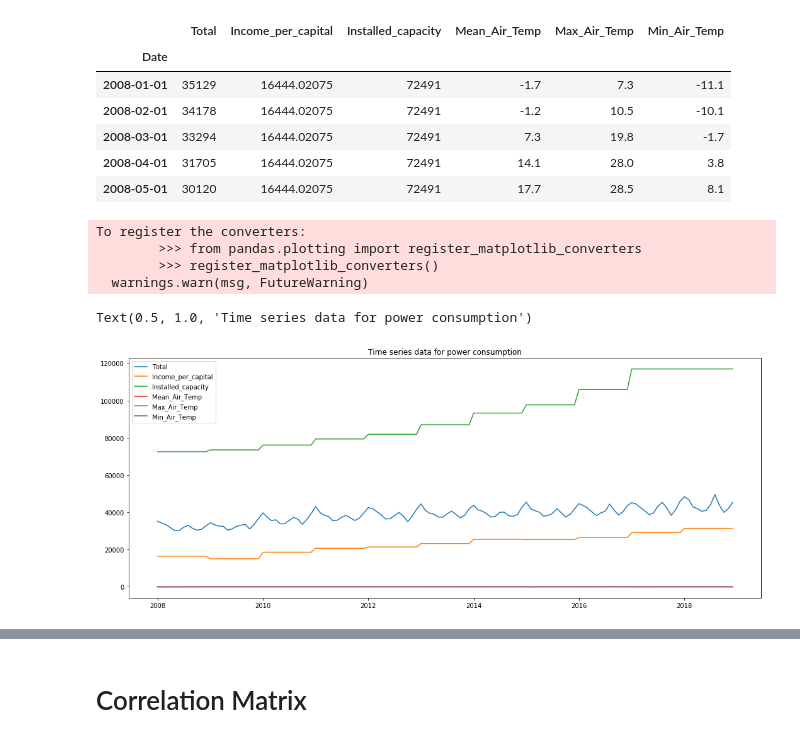
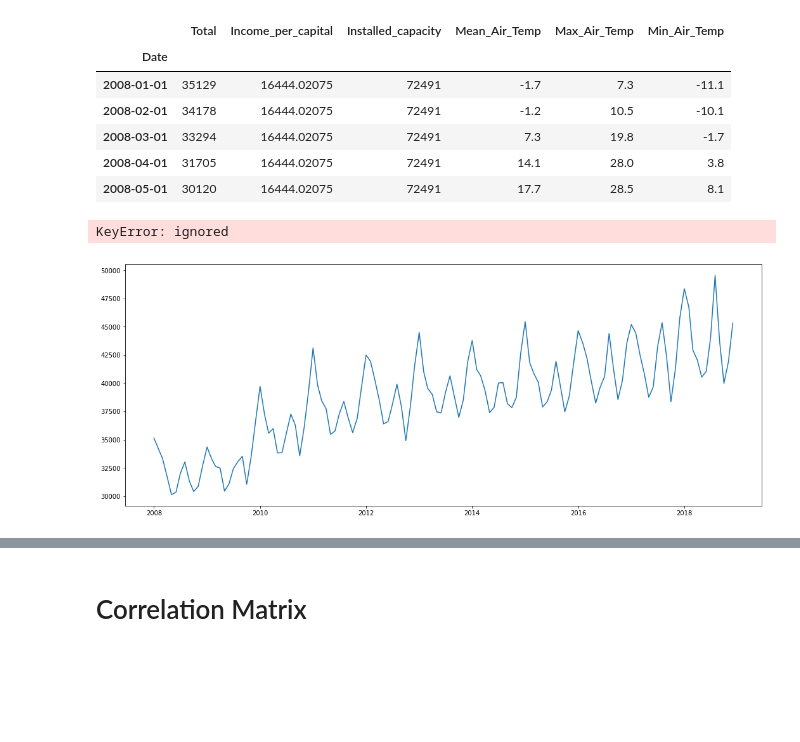
Before and after one commit to hwansoo1981/ai, a Jupyter notebook: GroupA_PowerGrid_wo_inflation.ipynb, the cells around one changed output, grey strips where cells are left out. Cells and saved outputs as stored; diff of their text form; code cells hidden in the pictures; blank space fills up the shorter version.

```diff
--- a/GroupA_PowerGrid_wo_inflation.ipynb
+++ b/GroupA_PowerGrid_wo_inflation.ipynb
@@ -56,21 +56,17 @@ df_pg.head()
 # %%
 plt.figure(figsize=(18,7))
 plt.plot(df_pg['Total'])
-plt.plot(df_pg['Income_per_capital'])
+plt.plot(df_pg['Income_per_capita'])
 plt.plot(df_pg['Installed_capacity'])
 plt.plot(df_pg['Mean_Air_Temp'])
 plt.plot(df_pg['Max_Air_Temp'])
 plt.plot(df_pg['Min_Air_Temp'])
 
 plt.legend()
 plt.title('Time series data for power consumption')
 # %% [output]
-To register the converters:
-        >>> from pandas.plotting import register_matplotlib_converters
-        >>> register_matplotlib_converters()
-  warnings.warn(msg, FutureWarning)
+KeyError: ignored
-Text(0.5, 1.0, 'Time series data for power consumption')
-[figure, old version]
+[figure, new version]
 # %%
 fig, ax1 = plt.subplots(figsize=(16,8))
 
```
Also changed, not shown: parts of 21 cells of this notebook.
